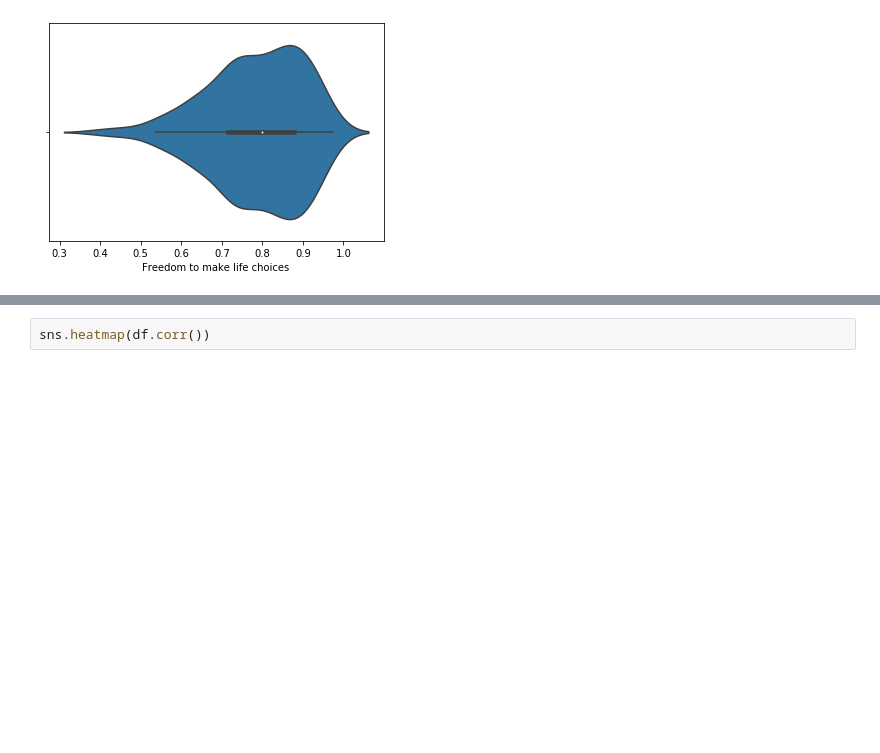
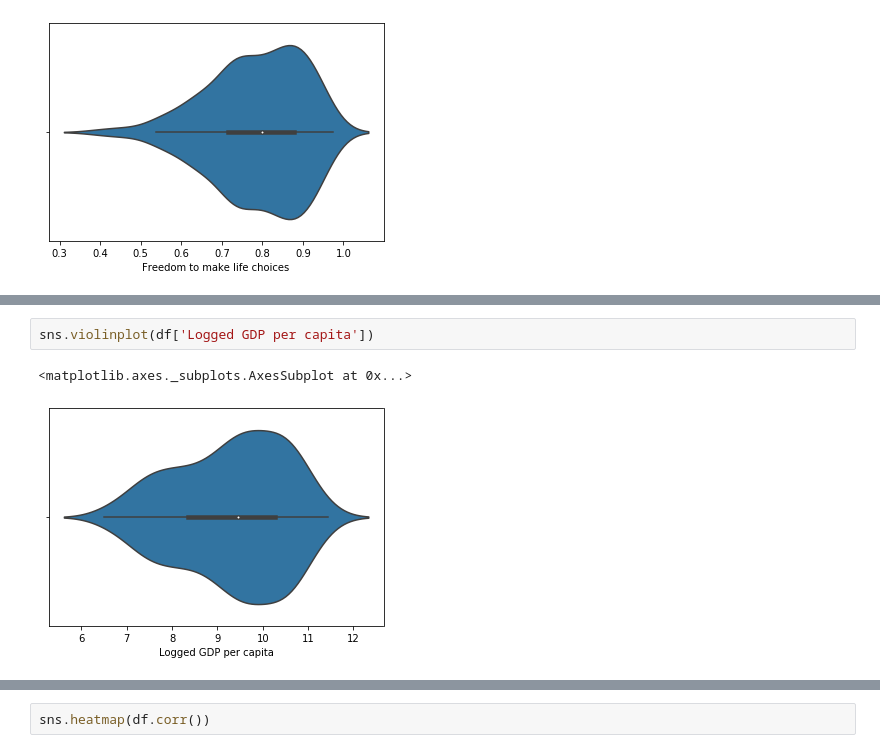
Before and after one commit to ax18031/ax18031_EMATM0048, a Jupyter notebook: Part3_folder/PART3.ipynb, the cells around one changed output, grey strips where cells are left out. Saved outputs shown, nothing was run; the diff lists cells and outputs as text; blank space fills up the shorter version.

```diff
--- a/Part3_folder/PART3.ipynb
+++ b/Part3_folder/PART3.ipynb
@@ -156,0 +170,5 @@ sns.violinplot(df['Freedom to make life choices'])
+# %%
+sns.violinplot(df['Logged GDP per capita'])
+# %% [output]
+<matplotlib.axes._subplots.AxesSubplot at 0x...>
+[figure, added]
```
Also changed, not shown: parts of 5 cells of this notebook.
